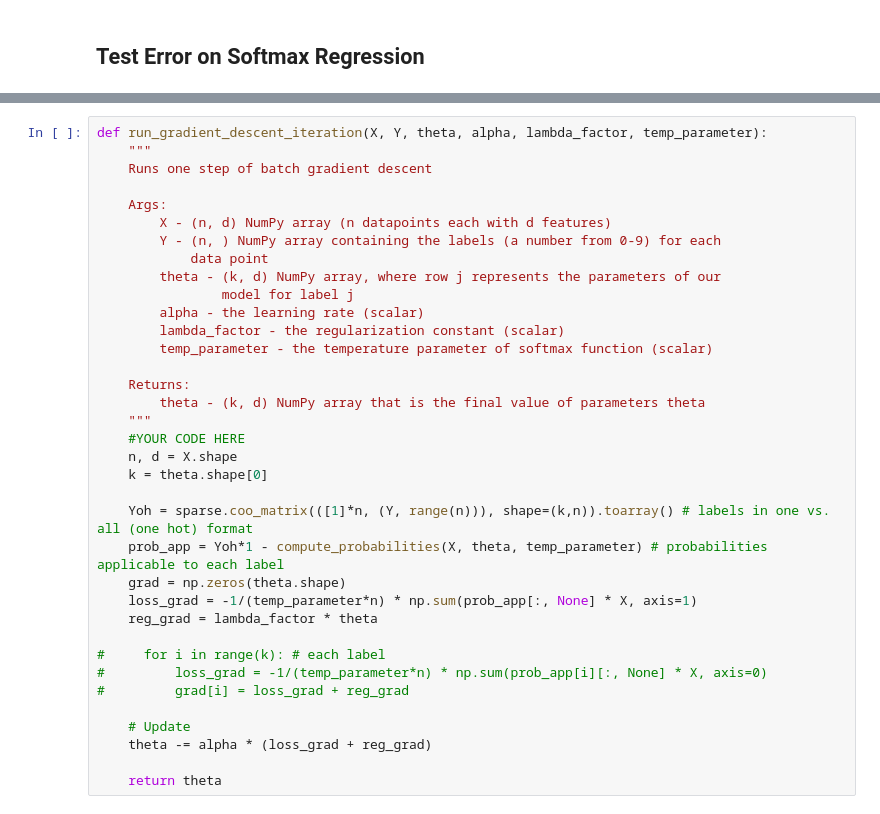
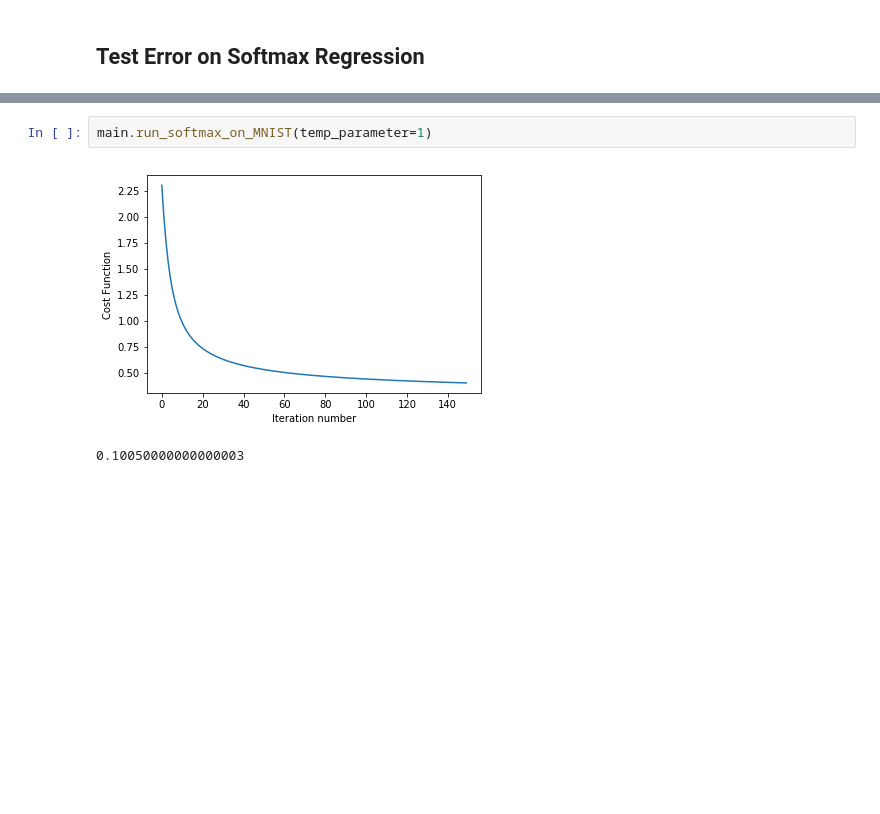
Before and after one commit to vinneenguyen/mitx-machine-learning-with-python-from-linear-models-to-deep-learning, a Jupyter notebook: Project 2: Digit recognition (Part 1)/Multinomial_Regression.ipynb, the cells around one changed output, grey strips where cells are left out. Cells and saved outputs as stored; diff of their text form; blank space fills up the shorter version.

```diff
--- a/Project 2: Digit recognition (Part 1)/Multinomial_Regression.ipynb
+++ b/Project 2: Digit recognition (Part 1)/Multinomial_Regression.ipynb
@@ -111,36 +54,5 @@ run_gradient_descent_iteration(X, Y, theta, alpha, lambda_factor, temp)
-# %%
-def run_gradient_descent_iteration(X, Y, theta, alpha, lambda_factor, temp_parameter):
-    """
-    Runs one step of batch gradient descent
-
-    Args:
-        X - (n, d) NumPy array (n datapoints each with d features)
-        Y - (n, ) NumPy array containing the labels (a number from 0-9) for each
-            data point
-        theta - (k, d) NumPy array, where row j represents the parameters of our
-                model for label j
-        alpha - the learning rate (scalar)
-        lambda_factor - the regularization constant (scalar)
-        temp_parameter - the temperature parameter of softmax function (scalar)
-
-    Returns:
-        theta - (k, d) NumPy array that is the final value of parameters theta
-    """
-    #YOUR CODE HERE
-    n, d = X.shape
-    k = theta.shape[0]
-
-    Yoh = sparse.coo_matrix(([1]*n, (Y, range(n))), shape=(k,n)).toarray() # labels in one vs. all (one hot) format
-    prob_app = Yoh*1 - compute_probabilities(X, theta, temp_parameter) # probabilities applicable to each label
-    grad = np.zeros(theta.shape)
-    loss_grad = -1/(temp_parameter*n) * np.sum(prob_app[:, None] * X, axis=1)
-    reg_grad = lambda_factor * theta
-
-#     for i in range(k): # each label
-#         loss_grad = -1/(temp_parameter*n) * np.sum(prob_app[i][:, None] * X, axis=0)
-#         grad[i] = loss_grad + reg_grad
-
-    # Update
-    theta -= alpha * (loss_grad + reg_grad)
-
-    return theta
+# %%
+main.run_softmax_on_MNIST(temp_parameter=1)
+# %% [output]
+[figure, added]
+0.10050000000000003
```
Also changed, not shown: parts of 4 cells of this notebook.
